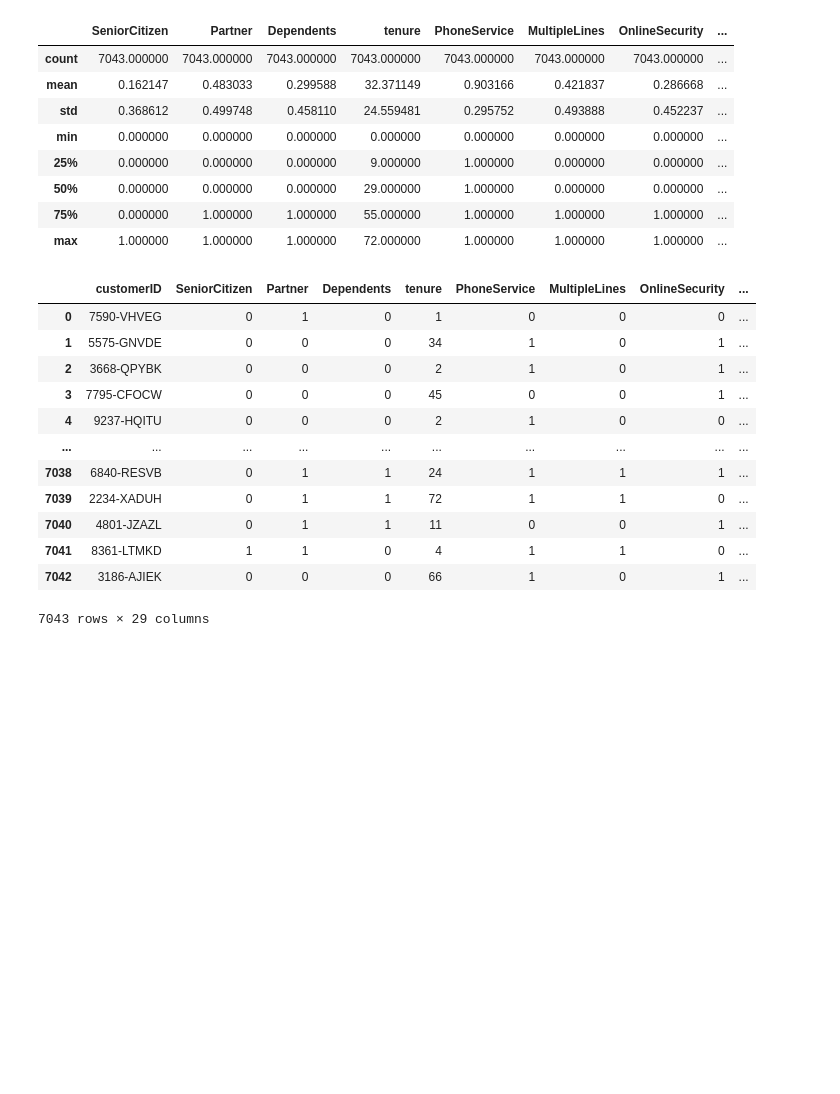
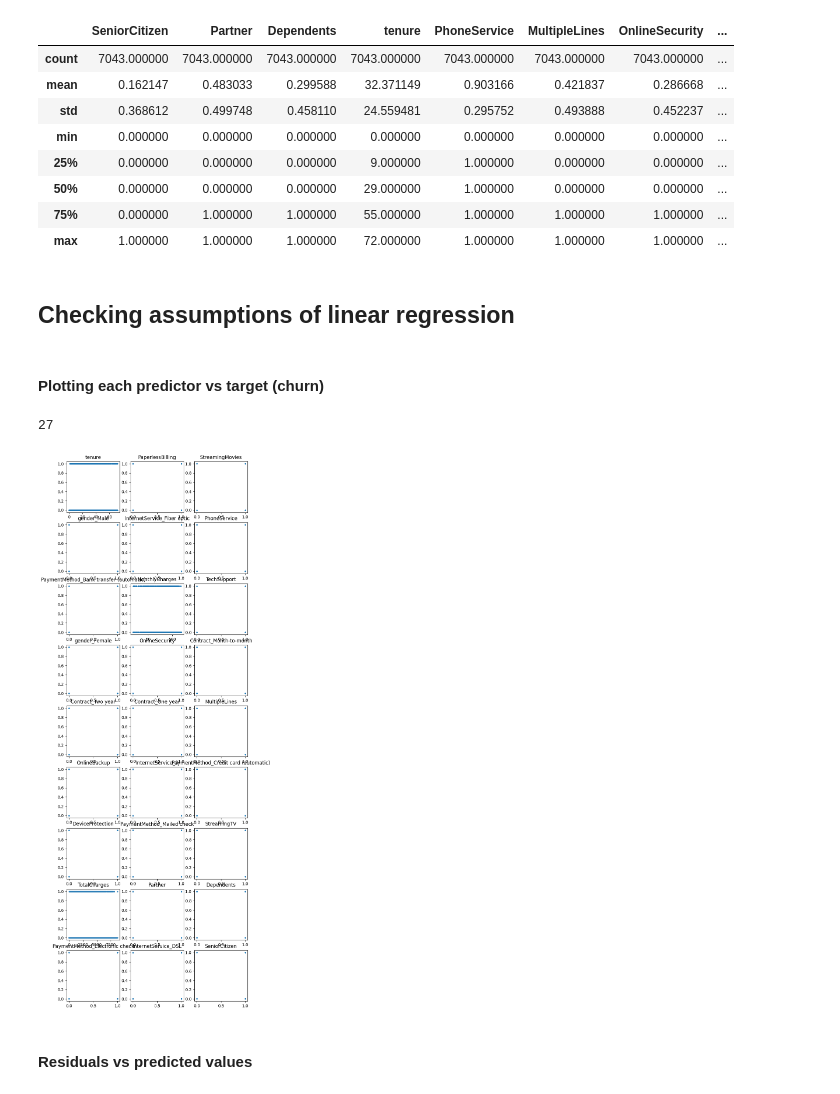
Before and after one commit to shaunak-badani/XAI, a Jupyter notebook: Assignment02/InterpretableML.ipynb, the cells around one changed output. Saved outputs shown, nothing was run; the diff lists cells and outputs as text; code cells hidden in the pictures; blank space fills up the shorter version.

Commit message:
Added code for testing assumptions of Linear Regression

```diff
--- a/Assignment02/InterpretableML.ipynb
+++ b/Assignment02/InterpretableML.ipynb
@@ -63,19 +71,24 @@ churn_data[numeric_columns].describe()
 # %%
 columns_to_one_hot = ["gender", "InternetService", "Contract", "PaymentMethod"]
 churn_data = pd.get_dummies(churn_data, columns = columns_to_one_hot, dtype = 'int64')
-# %%
-churn_data
-# %% [output]
-|  | customerID | SeniorCitizen | Partner | Dependents | tenure | PhoneService | MultipleLines | OnlineSecurity | ... |
-| 0 | 7590-VHVEG | 0 | 1 | 0 | 1 | 0 | 0 | 0 | ... |
-| 1 | 5575-GNVDE | 0 | 0 | 0 | 34 | 1 | 0 | 1 | ... |
-| 2 | 3668-QPYBK | 0 | 0 | 0 | 2 | 1 | 0 | 1 | ... |
-| 3 | 7795-CFOCW | 0 | 0 | 0 | 45 | 0 | 0 | 1 | ... |
-| 4 | 9237-HQITU | 0 | 0 | 0 | 2 | 1 | 0 | 0 | ... |
-| ... | ... | ... | ... | ... | ... | ... | ... | ... | ... |
-| 7038 | 6840-RESVB | 0 | 1 | 1 | 24 | 1 | 1 | 1 | ... |
-| 7039 | 2234-XADUH | 0 | 1 | 1 | 72 | 1 | 1 | 0 | ... |
-| 7040 | 4801-JZAZL | 0 | 1 | 1 | 11 | 0 | 0 | 1 | ... |
-| 7041 | 8361-LTMKD | 1 | 1 | 0 | 4 | 1 | 1 | 0 | ... |
-| 7042 | 3186-AJIEK | 0 | 0 | 0 | 66 | 1 | 0 | 1 | ... |
-7043 rows × 29 columns
+# %%
+columns = set(churn_data.select_dtypes(include = 'number').columns.to_list()).difference({'Churn'})
+# %% [markdown]
+## Checking assumptions of linear regression
+# %% [markdown]
+#### Plotting each predictor vs target (churn)
+# %%
+len(columns)
+# %% [output]
+27
+# %%
+fig, axes = plt.subplots(9, 3, figsize = (8, 24))
+
+for i, column in enumerate(columns):
+  a, b = int(i / 3), int(i % 3)
+  axes[a, b].set_title(f"{column}")
+  axes[a, b].scatter(churn_data[column], churn_data["Churn"], s = 4)
+# %% [output]
+[figure, added]
+# %% [markdown]
+#### Residuals vs predicted values
```
Also changed, not shown: parts of 16 cells of this notebook.
